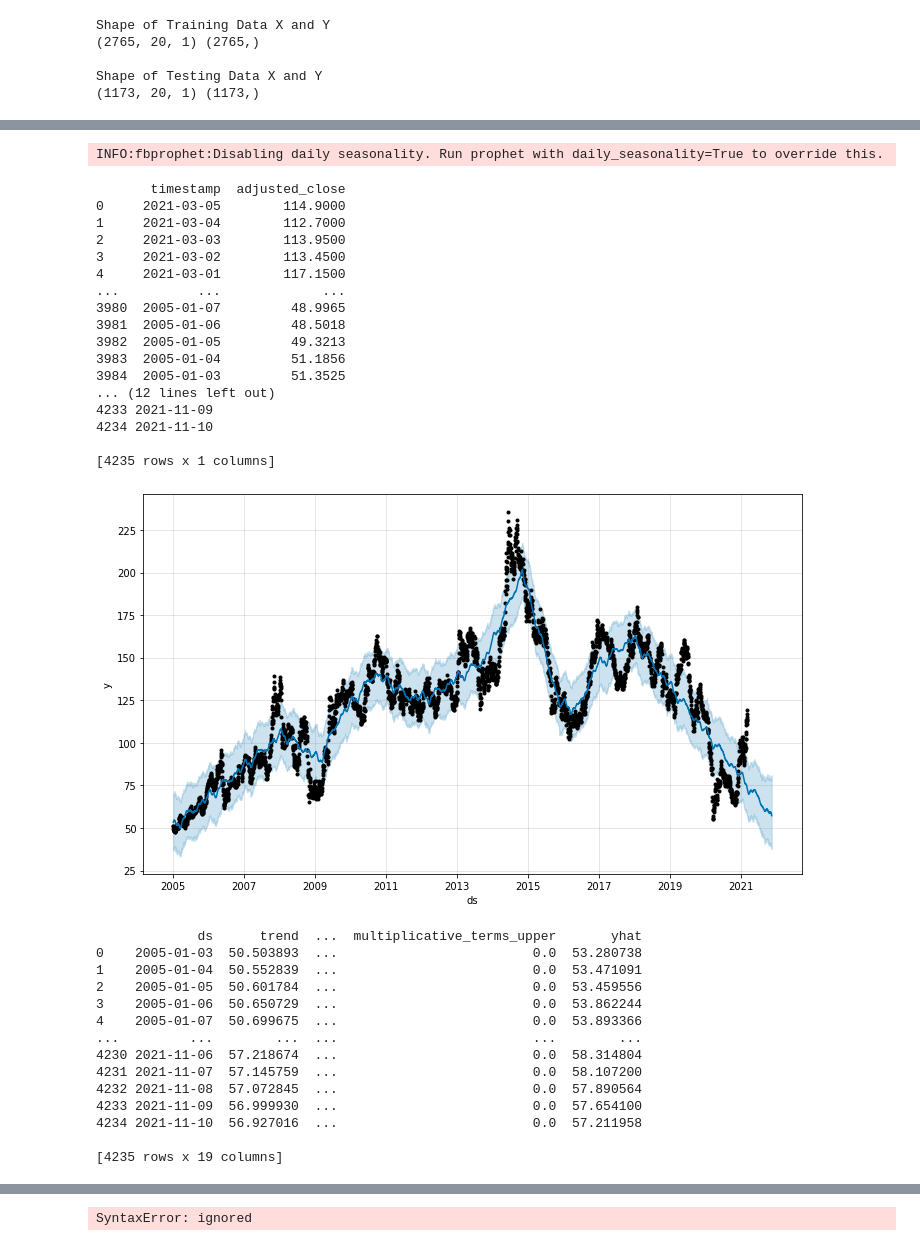
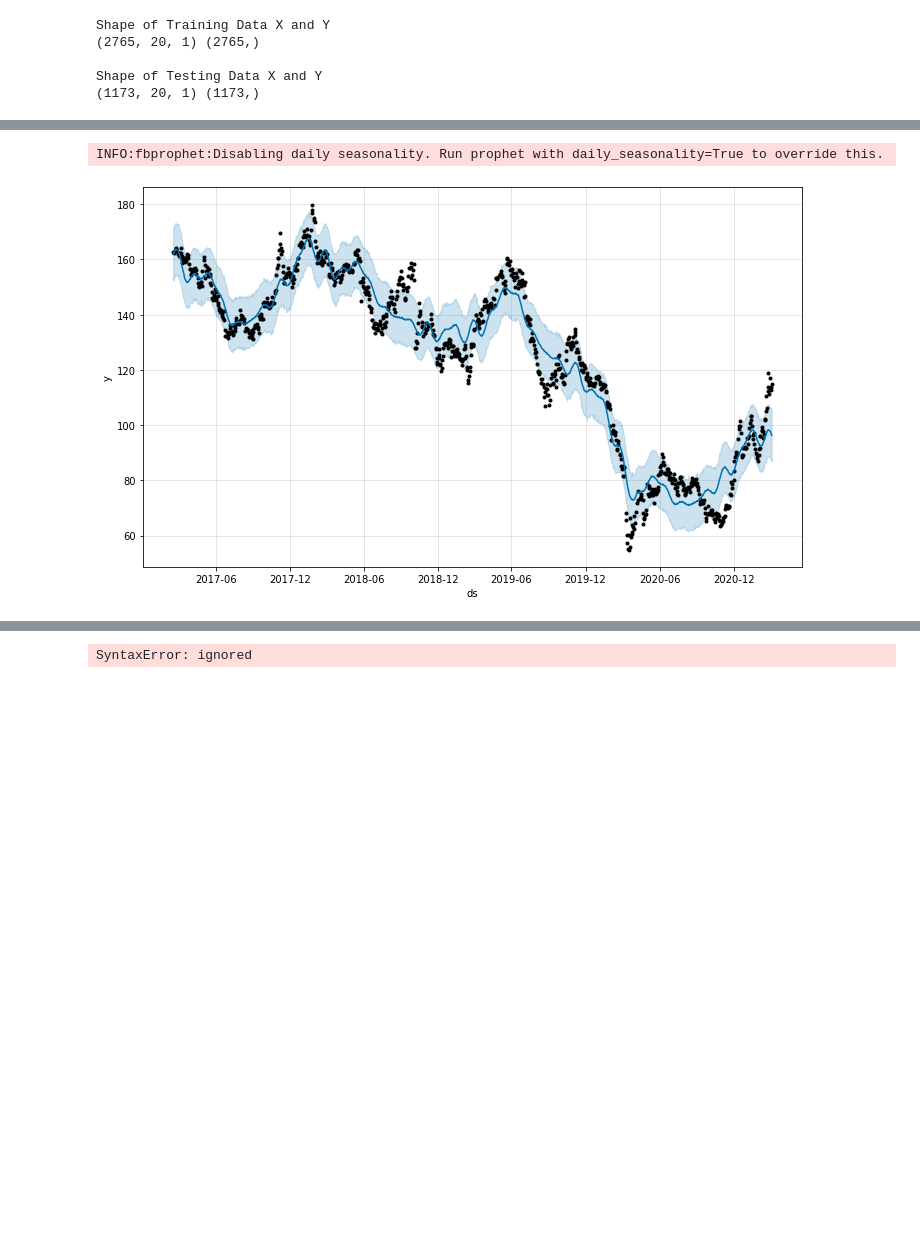
Before and after one commit to ANUNAYBAGGA/Stock-Reserch, a Jupyter notebook: StocksAI.ipynb, the cells around one changed output, grey strips where cells are left out. Cells and saved outputs as stored; diff of their text form; code cells hidden in the pictures; blank space fills up the shorter version.

```diff
--- a/StocksAI.ipynb
+++ b/StocksAI.ipynb
@@ -747,56 +756,30 @@ plt.show()
 # %%
 #Prophet by FaceBook
 #!pip install fbprophet
-data_to_use = db['ONGC'].filter(['timestamp','adjusted_close'])
-print(data_to_use)
-data_to_use.columns = ['ds','y']            #ds and y are fixed names as per prophet documentation
-data_to_use['ds'] = pd.to_datetime(data_to_use['ds'])
+
+call_back = 1000
+prophet_results = {}
+
+details = db['ONGC'][:call_back].filter(['timestamp','adjusted_close'])
+
+details.columns = ['ds','y']            #ds and y are fixed names as per prophet documentation
+details['ds'] = pd.to_datetime(details['ds'])
 
 from fbprophet import Prophet
 model = Prophet()
 
-model.fit(data_to_use)
+model.fit(details)
 
-future_dates = model.make_future_dataframe(periods=250)
-print(future_dates)
-prediction = model.predict(future_dates)
+future = model.make_future_dataframe(periods=0)
+
+prediction = model.predict(future)
 model.plot(prediction)
 plt.show()
-
 model.plot_components(prediction)
 
-print(prediction)
+#print(prediction)
+workspace = prediction['trend'][-call_back:]
+#print(workspace)
 # %% [output]
 INFO:fbprophet:Disabling daily seasonality. Run prophet with daily_seasonality=True to override this.
-       timestamp  adjusted_close
-0     2021-03-05        114.9000
-1     2021-03-04        112.7000
-2     2021-03-03        113.9500
-3     2021-03-02        113.4500
-4     2021-03-01        117.1500
-...          ...             ...
-3980  2005-01-07         48.9965
-3981  2005-01-06         48.5018
-3982  2005-01-05         49.3213
-3983  2005-01-04         51.1856
-3984  2005-01-03         51.3525
-... (12 lines left out)
-4233 2021-11-09
-4234 2021-11-10
-
-[4235 rows x 1 columns]
-[figure, old version]
+[figure, new version]
-             ds      trend  ...  multiplicative_terms_upper       yhat
-0    2005-01-03  50.503893  ...                         0.0  53.280738
-1    2005-01-04  50.552839  ...                         0.0  53.471091
-2    2005-01-05  50.601784  ...                         0.0  53.459556
-3    2005-01-06  50.650729  ...                         0.0  53.862244
-4    2005-01-07  50.699675  ...                         0.0  53.893366
-...         ...        ...  ...                         ...        ...
-4230 2021-11-06  57.218674  ...                         0.0  58.314804
-4231 2021-11-07  57.145759  ...                         0.0  58.107200
-4232 2021-11-08  57.072845  ...                         0.0  57.890564
-4233 2021-11-09  56.999930  ...                         0.0  57.654100
-4234 2021-11-10  56.927016  ...                         0.0  57.211958
-
-[4235 rows x 19 columns]
```
Also changed, not shown: parts of 10 cells of this notebook.
